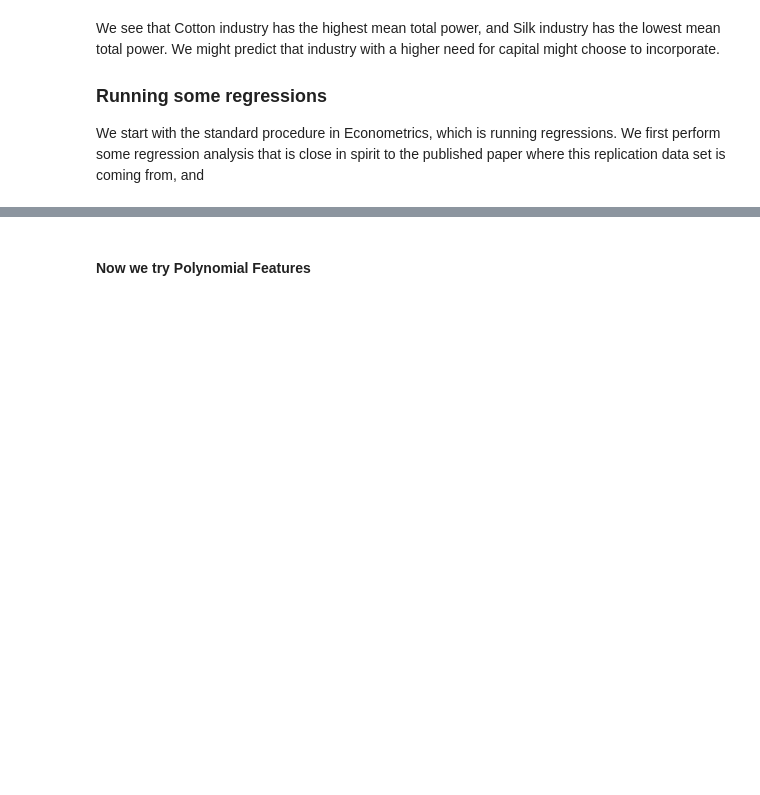
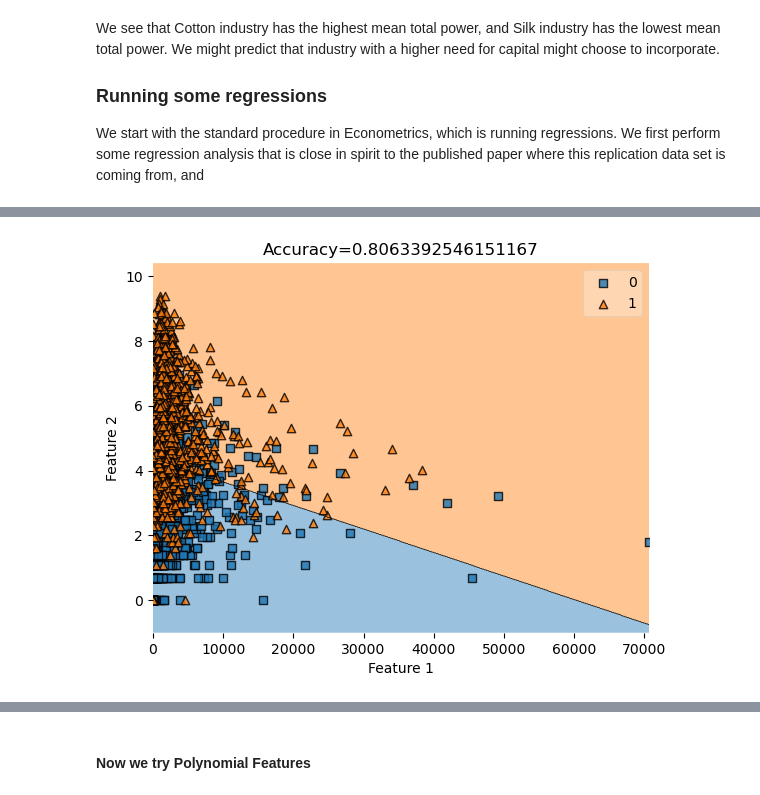
Before and after one commit to Xianzhiwang1/Leet-Code-Project, a Jupyter notebook: final-blog-post/index.ipynb, the cells around one changed output, grey strips where cells are left out. Cells and saved outputs as stored; diff of their text form; code cells hidden in the pictures; blank space fills up the shorter version.

Commit message:
added mlxtend graphics to plot decision region

```diff
--- a/final-blog-post/index.ipynb
+++ b/final-blog-post/index.ipynb
@@ -333,0 +339,14 @@ pd.DataFrame({
+# %%
+# need to write up the function that make a visual representation
+value=1.5
+width=0.75
+plot_decision_regions(X_train[cols].to_numpy(), y_train.to_numpy(), clf=LR
+                    #   filler_feature_values={2:value},
+                    #   filler_feature_ranges={2:width}
+                      )
+mypredict = LR.predict(X_train[cols].to_numpy())
+title = plt.gca().set(title=f"Accuracy={(mypredict==y_train).mean()}",
+                      xlabel="Feature 1",
+                      ylabel="Feature 2")
+# %% [output]
+[figure, added]
```
Also changed, not shown: parts of 14 cells of this notebook, 1 other file.
